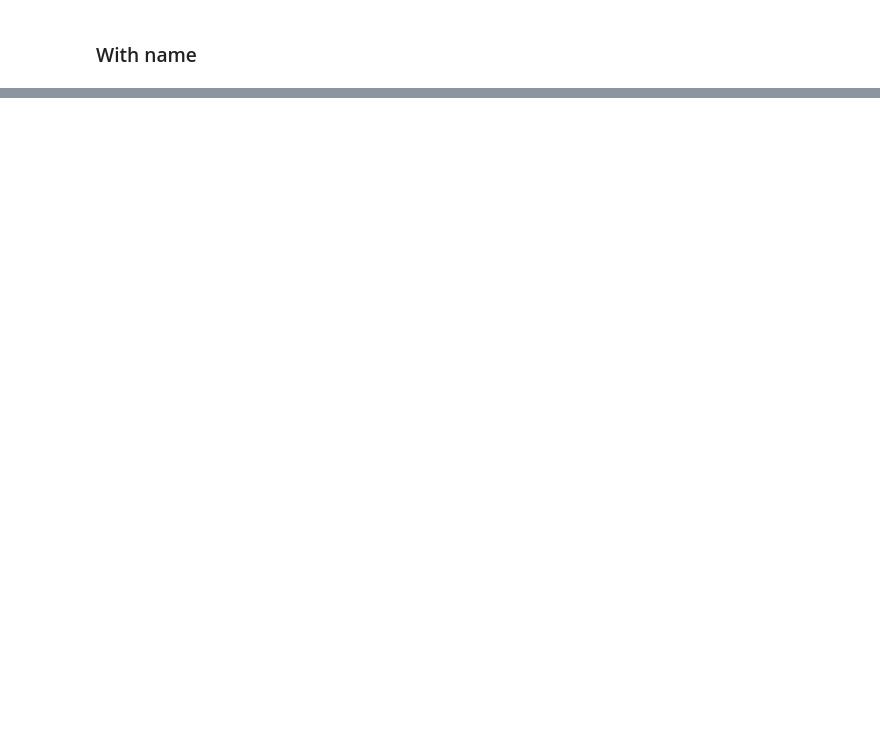
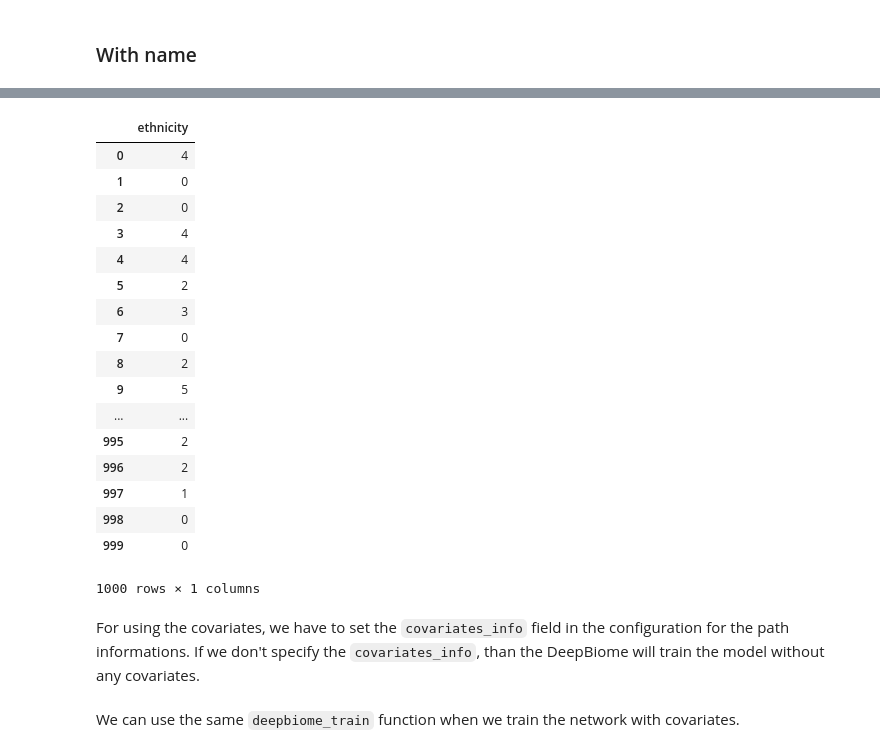
Before and after one commit to Young-won/deepbiome, a Jupyter notebook: docs/source/example_with_one_input_file.ipynb, the cells around one changed output, grey strips where cells are left out. Cells and saved outputs as stored; diff of their text form; code cells hidden in the pictures; blank space fills up the shorter version.

```diff
--- a/docs/source/example_with_one_input_file.ipynb
+++ b/docs/source/example_with_one_input_file.ipynb
@@ -1220,0 +1330,23 @@ deepbiome.deepbiome_draw_phylogenetic_tree(log, network_info, path_info, num_cla
+# %%
+pd.read_csv(resource_filename('deepbiome', 'tests/data/ethnicity.csv'))
+# %% [output]
+|  | ethnicity |
+| 0 | 4 |
+| 1 | 0 |
+| 2 | 0 |
+| 3 | 4 |
+| 4 | 4 |
+| 5 | 2 |
+| 6 | 3 |
+| 7 | 0 |
+| 8 | 2 |
+| 9 | 5 |
+| ... | ... |
+| 995 | 2 |
+| 996 | 2 |
+| 997 | 1 |
+| 998 | 0 |
+| 999 | 0 |
+1000 rows × 1 columns
+# %% [markdown]
+For using the covariates, we have to set the `covariates_info` field in the configuration for the path informations. If we don't specify the `covariates_info`, than the DeepBiome will train the model without any covariates.
@@ -1220,0 +1413,2 @@ deepbiome.deepbiome_draw_phylogenetic_tree(log, network_info, path_info, num_cla
+# %% [markdown]
+We can use the same `deepbiome_train` function when we train the network with covariates.
```
Also changed, not shown: parts of 35 cells of this notebook, 10 other files.
